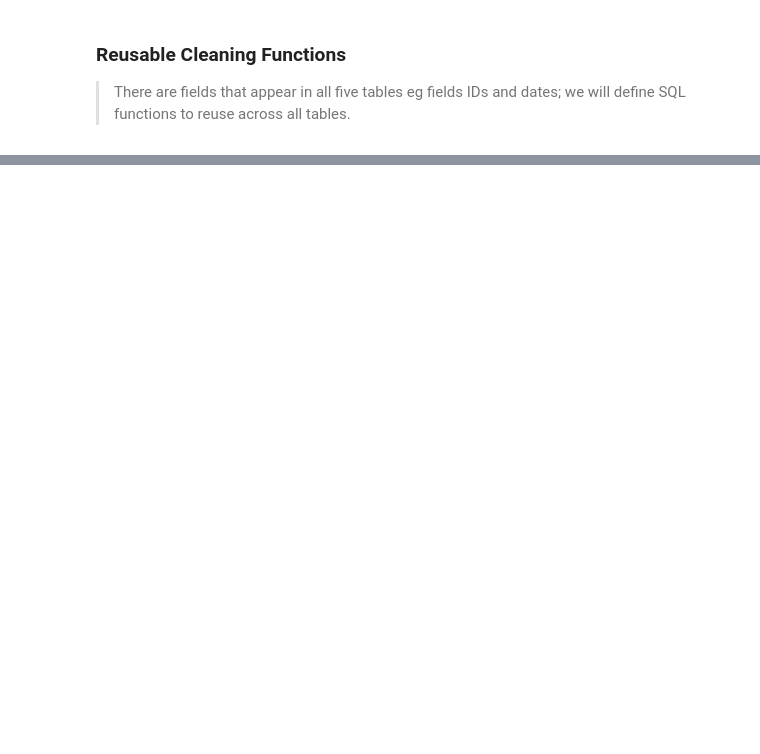
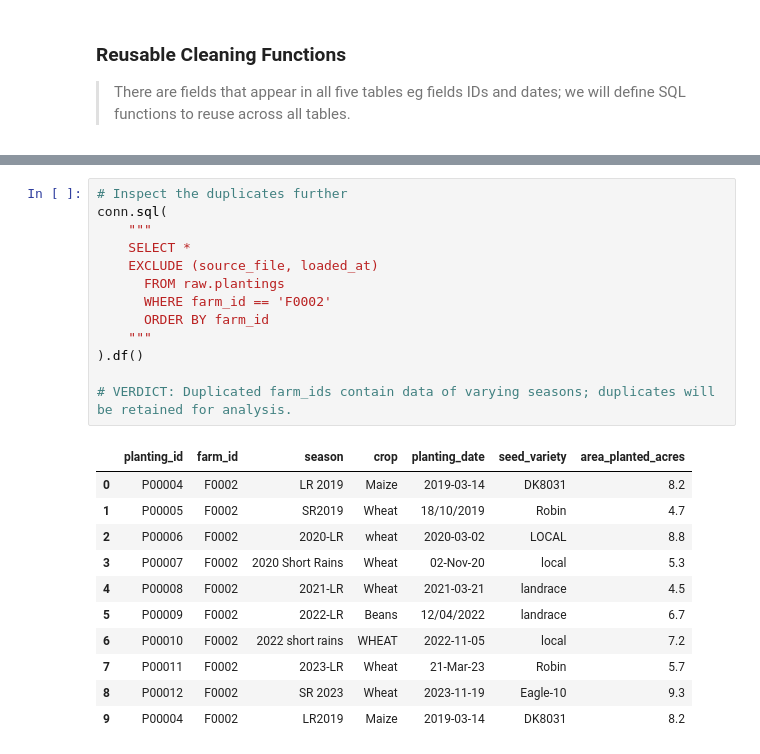
Before and after one commit to edi-kanyua/Predictive-Modeling-in-Agriculture, a Jupyter notebook: Agriculture_ELT.ipynb, the cells around one changed output, grey strips where cells are left out. Drawn from its saved outputs; the diff is of its cells as text; blank space fills up the shorter version.

```diff
--- a/Agriculture_ELT.ipynb
+++ b/Agriculture_ELT.ipynb
@@ -348,0 +502,25 @@ __raw.farms__
+# %%
+# Inspect the duplicates further
+conn.sql(
+    """
+    SELECT *
+    EXCLUDE (source_file, loaded_at)
+      FROM raw.plantings
+      WHERE farm_id == 'F0002'
+      ORDER BY farm_id
+    """
+).df()
+
+# VERDICT: Duplicated farm_ids contain data of varying seasons; duplicates will be retained for analysis.
+# %% [output]
+|  | planting_id | farm_id | season | crop | planting_date | seed_variety | area_planted_acres |
+| 0 | P00004 | F0002 | LR 2019 | Maize | 2019-03-14 | DK8031 | 8.2 |
+| 1 | P00005 | F0002 | SR2019 | Wheat | 18/10/2019 | Robin | 4.7 |
+| 2 | P00006 | F0002 | 2020-LR | wheat | 2020-03-02 | LOCAL | 8.8 |
+| 3 | P00007 | F0002 | 2020 Short Rains | Wheat | 02-Nov-20 | local | 5.3 |
+| 4 | P00008 | F0002 | 2021-LR | Wheat | 2021-03-21 | landrace | 4.5 |
+| 5 | P00009 | F0002 | 2022-LR | Beans | 12/04/2022 | landrace | 6.7 |
+| 6 | P00010 | F0002 | 2022 short rains | WHEAT | 2022-11-05 | local | 7.2 |
+| 7 | P00011 | F0002 | 2023-LR | Wheat | 21-Mar-23 | Robin | 5.7 |
+| 8 | P00012 | F0002 | SR 2023 | Wheat | 2023-11-19 | Eagle-10 | 9.3 |
+| 9 | P00004 | F0002 | LR2019 | Maize | 2019-03-14 | DK8031 | 8.2 |
```
Also changed, not shown: parts of 14 cells of this notebook.
